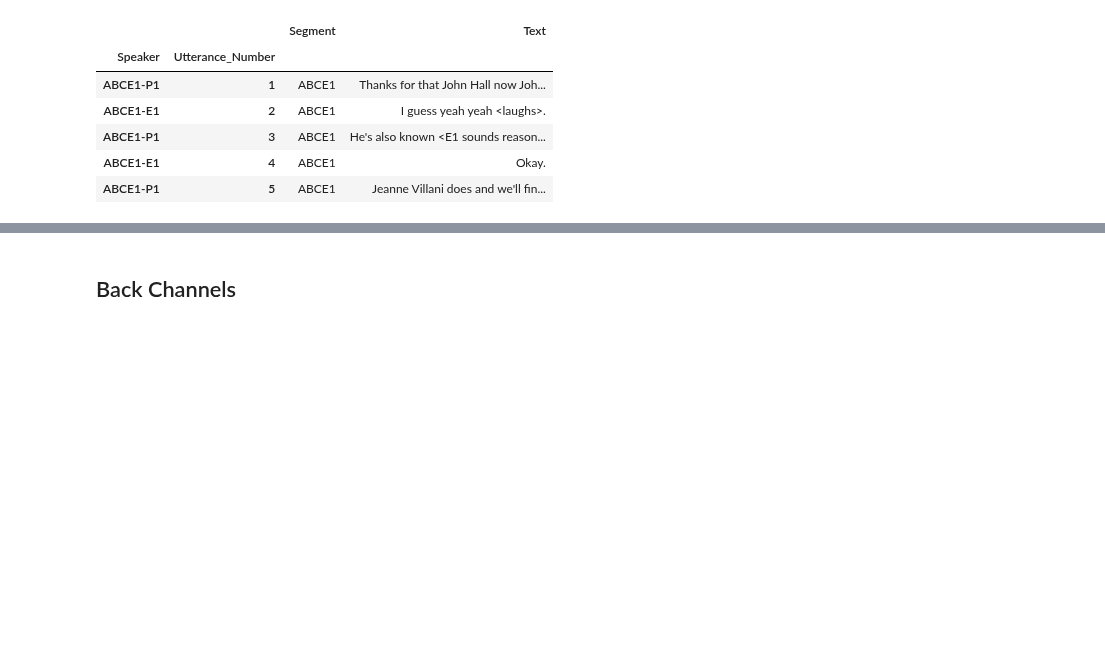
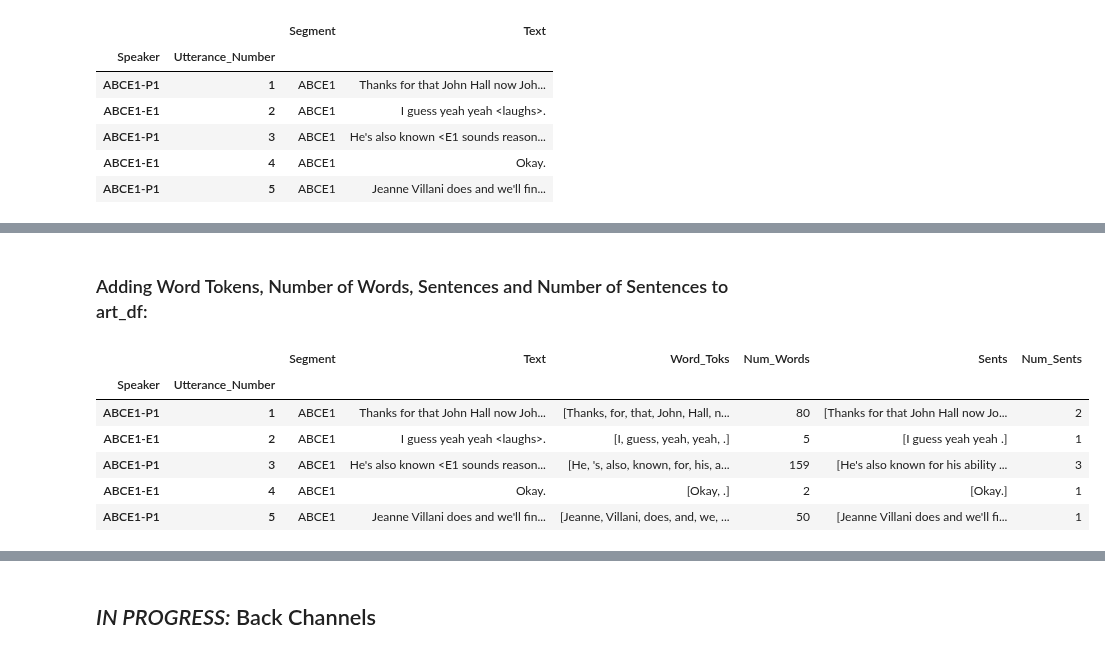
Before and after one commit to Data-Science-for-Linguists/Discourse-Analysis-ART-Corpus, a Jupyter notebook: process-art-corpus.ipynb, the cells around one changed output, grey strips where cells are left out. Cells and saved outputs as stored; diff of their text form; code cells hidden in the pictures; blank space fills up the shorter version.

Commit message:
word toks, sentences, num words, num sents added to art_df

```diff
--- a/process-art-corpus.ipynb
+++ b/process-art-corpus.ipynb
@@ -871,8 +874,9 @@ I guess yeah yeah .
 # %%
 # Word and Sentence Tokenziation:
-words_sents = []
-word_toks1 = []
-sents1 = []
+word_toks = []
+sents = []
+num_words = []
+num_sents = []
 
 for x in art_list:
     line = x[3]
@@ -880,22 +884,20 @@ for x in art_list:
     line = re.sub(r'<.*?>','',line)
     line = re.sub(r'{.*?}','',line) # for now, removing all spelling corrections
 
-    # indices of art_list and art_df
-    speaker=x[0]
-    utt_num=x[1]
+    word_toks_1 = nltk.word_tokenize(line)
+    sents_1 = nltk.sent_tokenize(line)
+    num_words_1 = len(word_toks_1)
+    num_sents_1 = len(sents_1)
 
-    word_toks = nltk.word_tokenize(line)
-    sents = nltk.word_tokenize(line)
-    words_sents.append([speaker,utt_num,word_toks,sents]) # must have the same indices as art_df
+    word_toks.append(word_toks_1)
+    sents.append(sents_1)
+    num_words.append(num_words_1)
+    num_sents.append(num_sents_1)
 
-    word_toks1.append(word_toks)
-    sents1.append(sents)
 
-words_sents[:5]
-len(words_sents)
+word_toks[:5]
+len(word_toks)
 
-word_toks1[:5]
-sents1[:5]
-len(word_toks1)
-len(sents1)
+sents[:5]
+len(sents)
 # %% [output]
@@ -980,0 +919,17 @@ words_sents_df.head()
+# %% [markdown]
+### Adding Word Tokens, Number of Words, Sentences and Number of Sentences to art_df:
+# %%
+art_df["Word_Toks"] = word_toks
+art_df["Num_Words"] = num_words
+art_df["Sents"] = sents
+art_df["Num_Sents"] = num_sents
+art_df.head()
+art_df.tail()
+# %% [output]
+|  |  | Segment | Text | Word_Toks | Num_Words | Sents | Num_Sents |
+| Speaker | Utterance_Number |  |  |  |  |  |  |
+| ABCE1-P1 | 1 | ABCE1 | Thanks for that John Hall now Joh... | [Thanks, for, that, John, Hall, n... | 80 | [Thanks for that John Hall now Jo... | 2 |
+| ABCE1-E1 | 2 | ABCE1 | I guess yeah yeah <laughs>. | [I, guess, yeah, yeah, .] | 5 | [I guess yeah yeah .] | 1 |
+| ABCE1-P1 | 3 | ABCE1 | He's also known <E1 sounds reason... | [He, 's, also, known, for, his, a... | 159 | [He's also known for his ability ... | 3 |
+| ABCE1-E1 | 4 | ABCE1 | Okay. | [Okay, .] | 2 | [Okay.] | 1 |
+| ABCE1-P1 | 5 | ABCE1 | Jeanne Villani does and we'll fin... | [Jeanne, Villani, does, and, we, ... | 50 | [Jeanne Villani does and we'll fi... | 1 |
@@ -981,3 +943,3 @@ words_sents_df.head()
 # %% [markdown]
-## Back Channels
+## *IN PROGRESS:* Back Channels
 # %%
```
Also changed, not shown: parts of 12 cells of this notebook.
